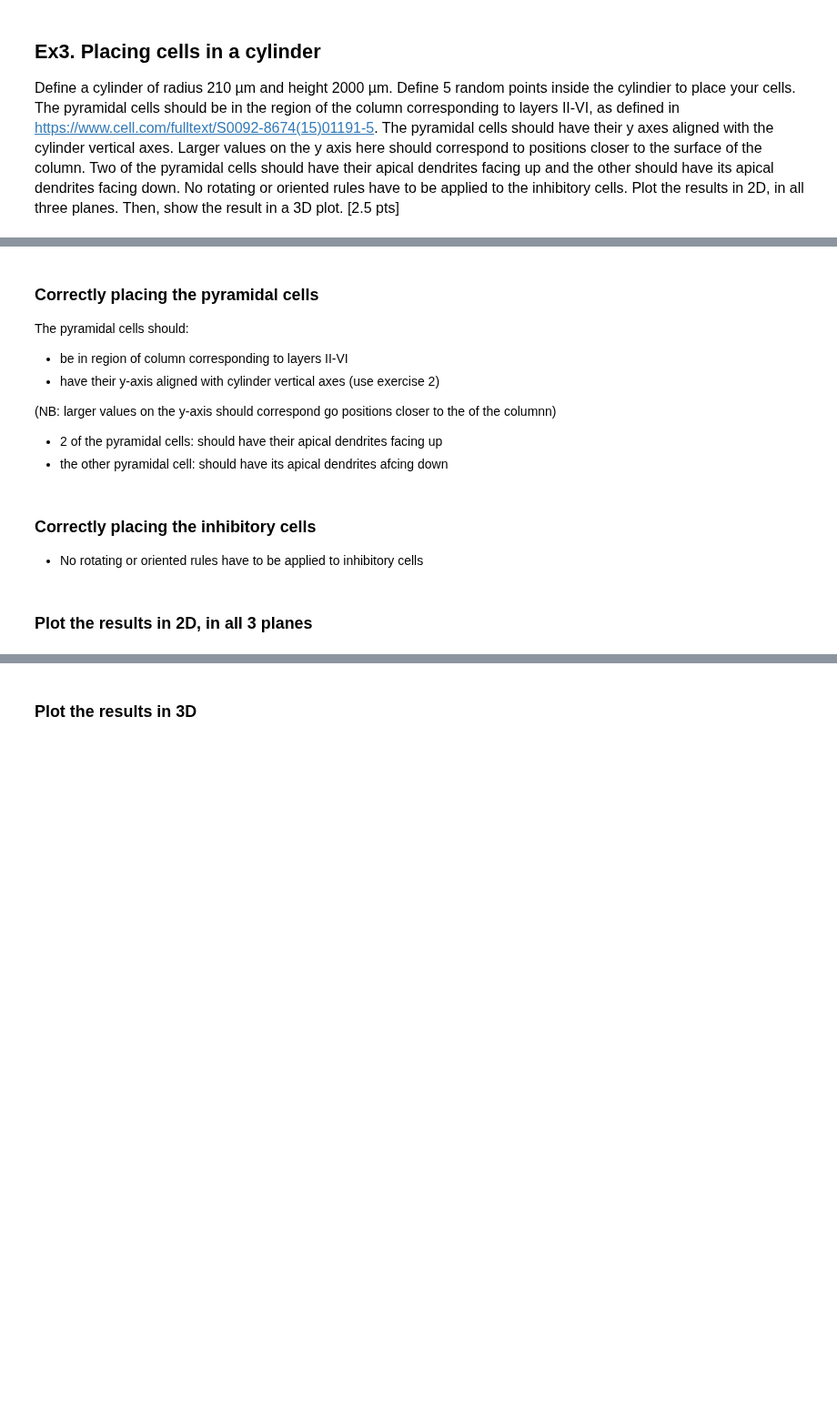
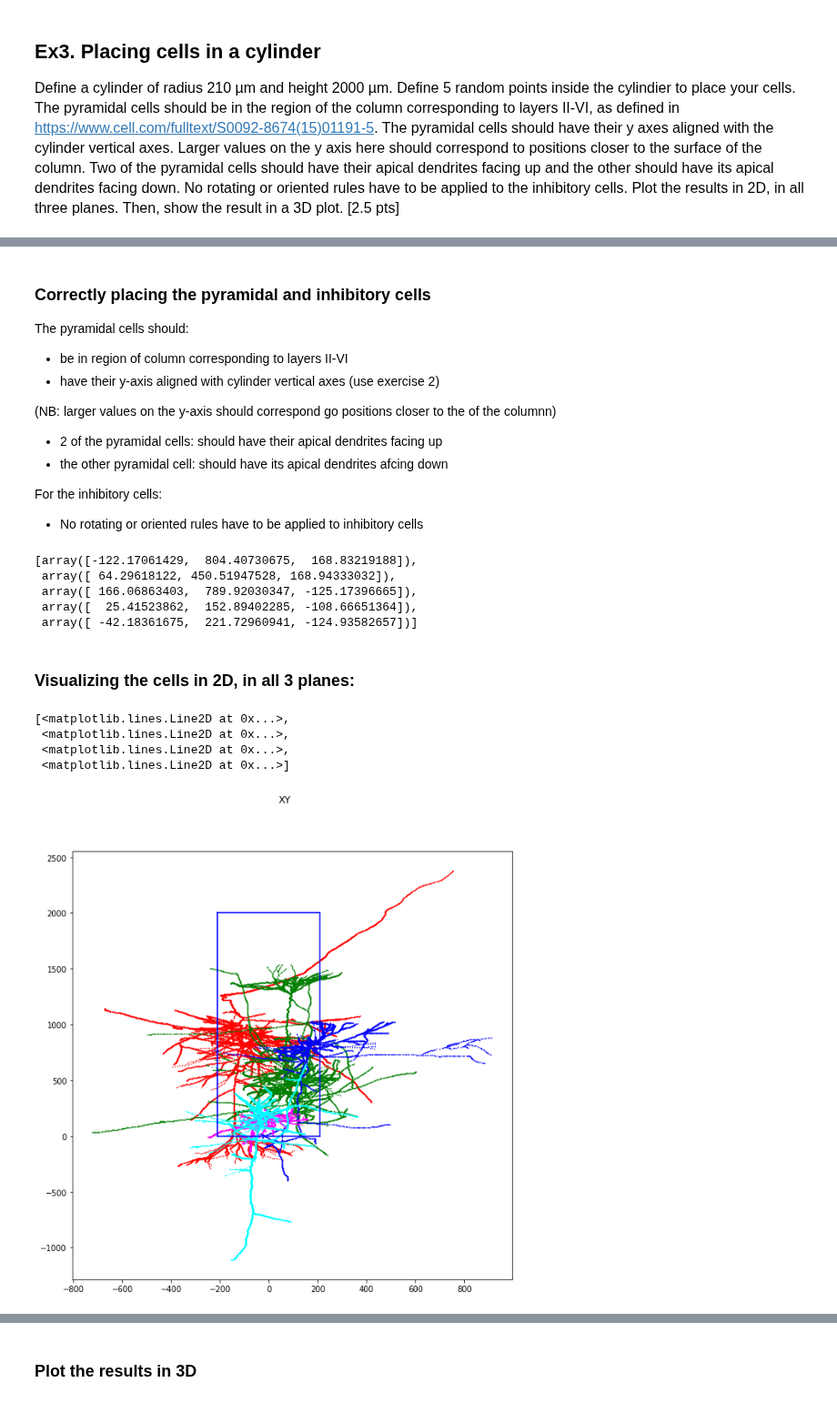
Before and after one commit to GasserElbanna/In-Silico-Neuroscience-Projects, a Jupyter notebook: Week 9/Week9_HomeWork.ipynb, the cells around one changed output, grey strips where cells are left out. Shown at 91% size. Drawn from its saved outputs; the diff is of its cells as text; code cells hidden in the pictures; blank space fills up the shorter version.

```diff
--- a/Week 9/Week9_HomeWork.ipynb
+++ b/Week 9/Week9_HomeWork.ipynb
@@ -321,5 +452,5 @@ plot_morphologies([morph2],plane = 'YZ')
 # %% [markdown]
-### Correctly placing the pyramidal cells
+### Correctly placing the pyramidal and inhibitory cells
 
 The pyramidal cells should:
 - be in region of column corresponding to layers II-VI
@@ -329,9 +460,75 @@ The pyramidal cells should:
 
 - 2 of the pyramidal cells: should have their apical dendrites facing up
 - the other pyramidal cell: should have its apical dendrites afcing down
+
+For the inhibitory cells:
+- No rotating or oriented rules have to be applied to inhibitory cells
-# %% [markdown]
-### Correctly placing the inhibitory cells
-
-- No rotating or oriented rules have to be applied to inhibitory cells
+# %%
+%matplotlib inline
+
+import matplotlib.pyplot as plt
+import neurom as nm
+morph_files = ['morph_06.swc','morph_07.swc','morph_09.swc','morph_10.swc','morph_03.swc'] # 3 pyr and 2 int
+morphs = [nm.load_neuron(x) for x in morph_files]
+
+# rotate morph 06 upside down
+# Rotating one pyramidal cell so that it is pointing downwards, while the other two are pointing upwards
+rotz_morphology(morphs[0],180)
+
+
+# place all morphologies
+for i,m in enumerate(morphs):
+    center_morphology(m)
+    #align_morphology_Y(m,[0,1,0])
+    shift_morphology(m,pos[i])
+
+
+[x.soma.center for x in morphs] # print centers
+# %% [output]
+[array([-122.17061429,  804.40730675,  168.83219188]),
+ array([ 64.29618122, 450.51947528, 168.94333032]),
+ array([ 166.06863403,  789.92030347, -125.17396665]),
+ array([  25.41523862,  152.89402285, -108.66651364]),
+ array([ -42.18361675,  221.72960941, -124.93582657])]
 # %% [markdown]
-### Plot the results in 2D, in all 3 planes
+### Visualizing the cells in 2D, in all 3 planes:
+# %%
+# Visualize in all three planes
+r = radius
+plot_morphologies(morphs,plane = 'XY')
+# Plot rectangle
+xh1 = np.linspace(-r,r,100)
+yh1 = np.zeros(100)
+xh2 = np.linspace(-r,r,100)
+yh2 = np.ones(100)*height
+xv1 = np.ones(100)*r
+yv1 = np.linspace(0,height,100)
+xv2 = -np.ones(100)*r
+yv2 = np.linspace(0,height,100)
+plt.plot(xh1,yh1,'b',xh2,yh2,'b',xv1,yv1,'b',xv2,yv2,'b')
+
+
+plot_morphologies(morphs,plane = 'XZ')
+# Plot circle
+angles = np.linspace(0,2.0 * np.pi,360)
+xp = radius * np.cos(angles)
+yp = radius * np.sin(angles)
+plt.plot(xp,yp,'b')
+
+plot_morphologies(morphs,plane = 'ZY')
+# Plot rectangle
+xh1 = np.linspace(-r,r,100)
+yh1 = np.zeros(100)
+xh2 = np.linspace(-r,r,100)
+yh2 = np.ones(100)*height
+xv1 = np.ones(100)*r
+yv1 = np.linspace(0,height,100)
+xv2 = -np.ones(100)*r
+yv2 = np.linspace(0,height,100)
+plt.plot(xh1,yh1,'b',xh2,yh2,'b',xv1,yv1,'b',xv2,yv2,'b')
+# %% [output]
+[<matplotlib.lines.Line2D at 0x...>,
+ <matplotlib.lines.Line2D at 0x...>,
+ <matplotlib.lines.Line2D at 0x...>,
+ <matplotlib.lines.Line2D at 0x...>]
+[figure, added]
```
Also changed, not shown: parts of 29 cells of this notebook.
